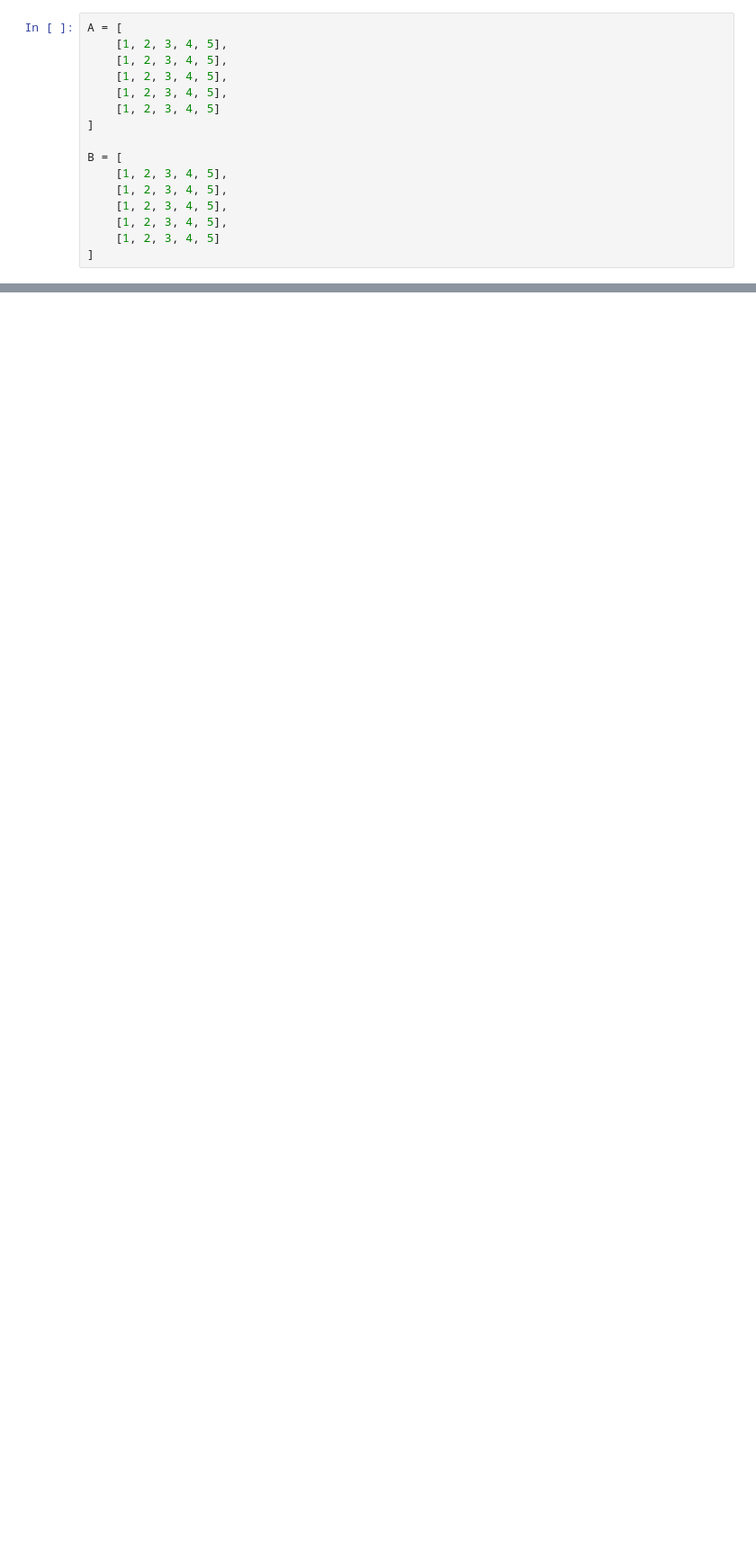
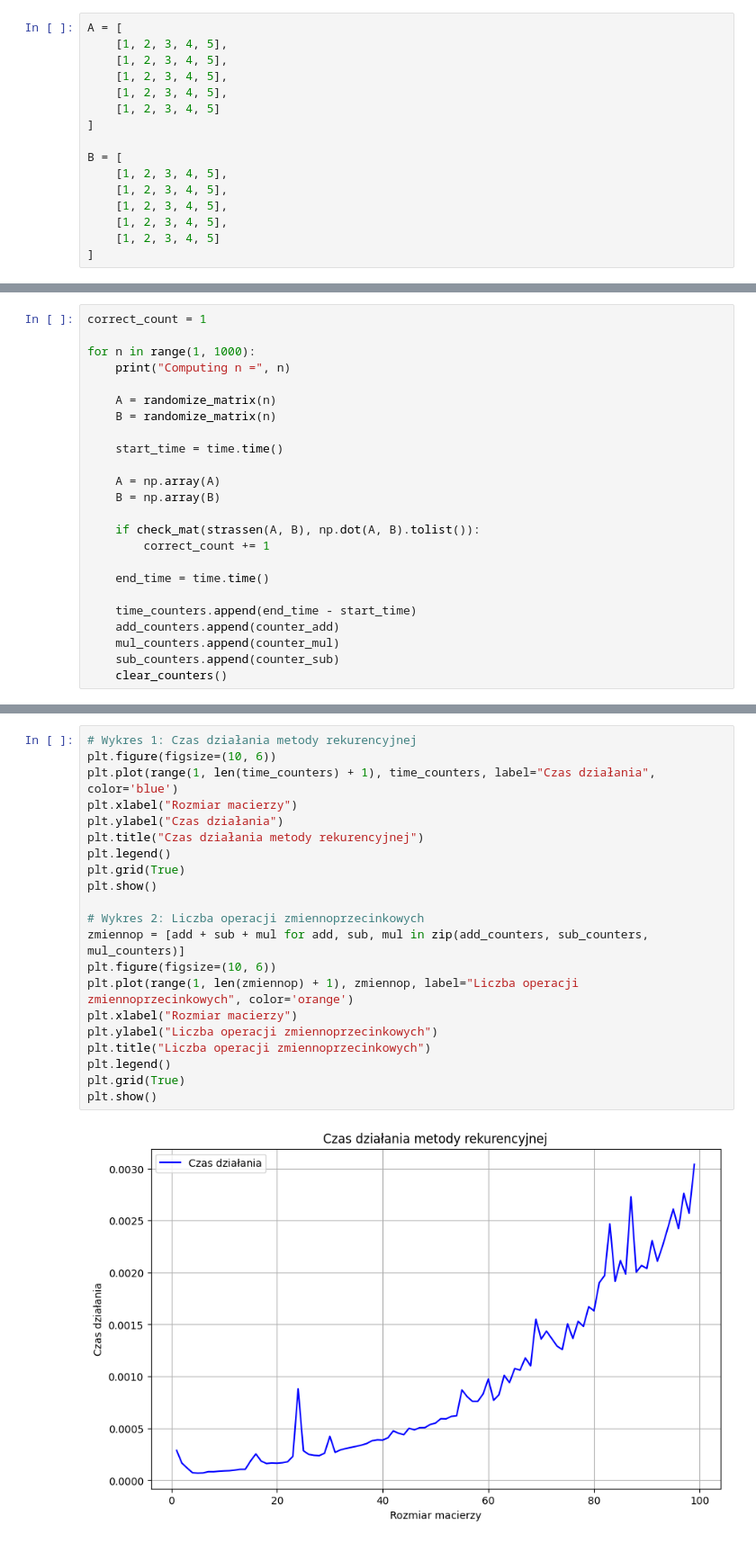
Before and after one commit to KubikZ/matrix-algorithms, a Jupyter notebook: strassen.ipynb, the cells around one changed output, grey strips where cells are left out. Shown: that part at 90% size. Cells and saved outputs as stored; diff of their text form; blank space fills up the shorter version.

Commit message:
AI + analysis of strassen

```diff
--- a/strassen.ipynb
+++ b/strassen.ipynb
@@ -141,0 +221,24 @@ print(correct_count)
+# %%
+correct_count = 1
+
+for n in range(1, 1000):
+    print("Computing n =", n)
+
+    A = randomize_matrix(n)
+    B = randomize_matrix(n)
+
+    start_time = time.time()
+
+    A = np.array(A)
+    B = np.array(B)
+
+    if check_mat(strassen(A, B), np.dot(A, B).tolist()):
+        correct_count += 1
+
+    end_time = time.time()
+
+    time_counters.append(end_time - start_time)
+    add_counters.append(counter_add)
+    mul_counters.append(counter_mul)
+    sub_counters.append(counter_sub)
+    clear_counters()
@@ -141,0 +263,23 @@ print(correct_count)
+# %%
+# Wykres 1: Czas działania metody rekurencyjnej
+plt.figure(figsize=(10, 6))
+plt.plot(range(1, len(time_counters) + 1), time_counters, label="Czas działania", color='blue')
+plt.xlabel("Rozmiar macierzy")
+plt.ylabel("Czas działania")
+plt.title("Czas działania metody rekurencyjnej")
+plt.legend()
+plt.grid(True)
+plt.show()
+
+# Wykres 2: Liczba operacji zmiennoprzecinkowych
+zmiennop = [add + sub + mul for add, sub, mul in zip(add_counters, sub_counters, mul_counters)]
+plt.figure(figsize=(10, 6))
+plt.plot(range(1, len(zmiennop) + 1), zmiennop, label="Liczba operacji zmiennoprzecinkowych", color='orange')
+plt.xlabel("Rozmiar macierzy")
+plt.ylabel("Liczba operacji zmiennoprzecinkowych")
+plt.title("Liczba operacji zmiennoprzecinkowych")
+plt.legend()
+plt.grid(True)
+plt.show()
+# %% [output]
+[figure, added]
```
Also changed, not shown: parts of 15 cells of this notebook, 3 other files.
